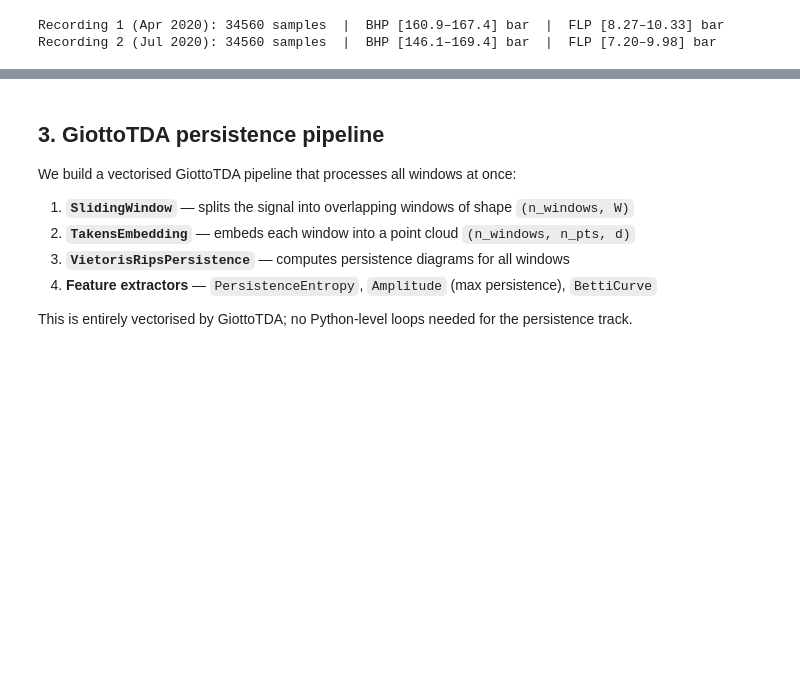
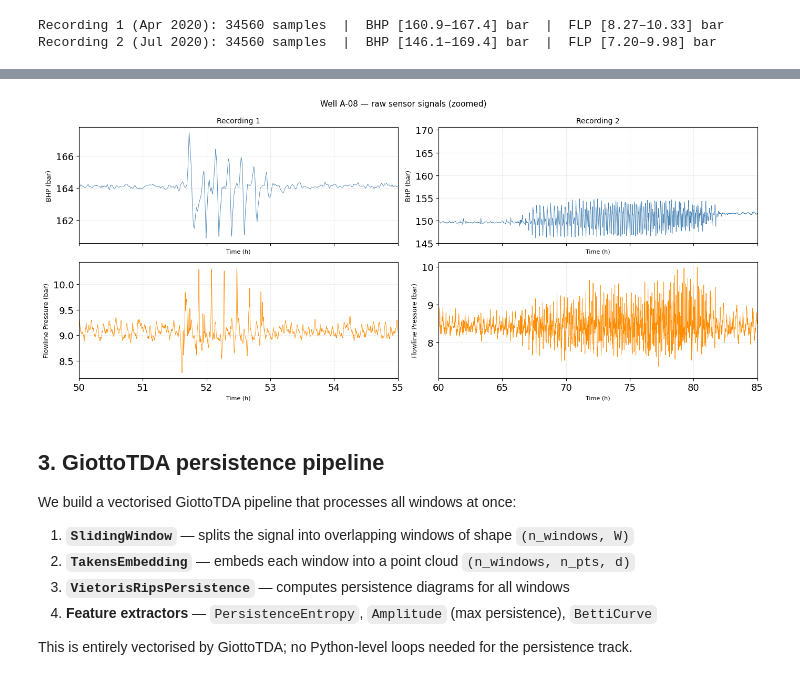
Before and after one commit to simonecasolo/TDA-for-Slugging, a Jupyter notebook: Hodge_Decomposition/hodge-slugging/notebooks/02_north_sea_hodge_monitoring.ipynb, the cells around one changed output, grey strips where cells are left out. Saved outputs shown, nothing was run; the diff lists cells and outputs as text; code cells hidden in the pictures; blank space fills up the shorter version.

```diff
--- a/Hodge_Decomposition/hodge-slugging/notebooks/02_north_sea_hodge_monitoring.ipynb
+++ b/Hodge_Decomposition/hodge-slugging/notebooks/02_north_sea_hodge_monitoring.ipynb
@@ -121,3 +120,22 @@ plt.tight_layout(); plt.show()
+# %%
+# same plot but zoomed in on the interval [40 h, 460 h] for the left panels and [60 h, 90 h] to show the slugging events more clearly.
+
+fig, axes = plt.subplots(2, 2, figsize=(14, 6), sharex='col')
+for col_i, (name, df) in enumerate([("Recording 1", df1), ("Recording 2", df2)]):
+    t_h = df['time_s'] / 3600
+    axes[0, col_i].plot(t_h, df['BHP'],              lw=0.6, color='steelblue')
+    axes[1, col_i].plot(t_h, df['Flowline Pressure'], lw=0.6, color='darkorange')
+    axes[0, col_i].set_title(name, fontsize=10)
+    for ax, ylabel in zip(axes[:, col_i], ['BHP (bar)', 'Flowline Pressure (bar)']):
+        ax.set_ylabel(ylabel, fontsize=9)
+        ax.set_xlabel('Time (h)', fontsize=8)
+        ax.grid(alpha=0.2)
+axes[0, 0].set_xlim(50, 55)
+axes[0, 1].set_xlim(60, 85)
+plt.suptitle('Well A-08 — raw sensor signals (zoomed)', fontsize=11)
+plt.tight_layout(); plt.show()
+# %% [output]
+[figure, added]
 # %% [markdown]
 ## 3. GiottoTDA persistence pipeline
 
```
Also changed, not shown: parts of 18 cells of this notebook, 12 other files.
